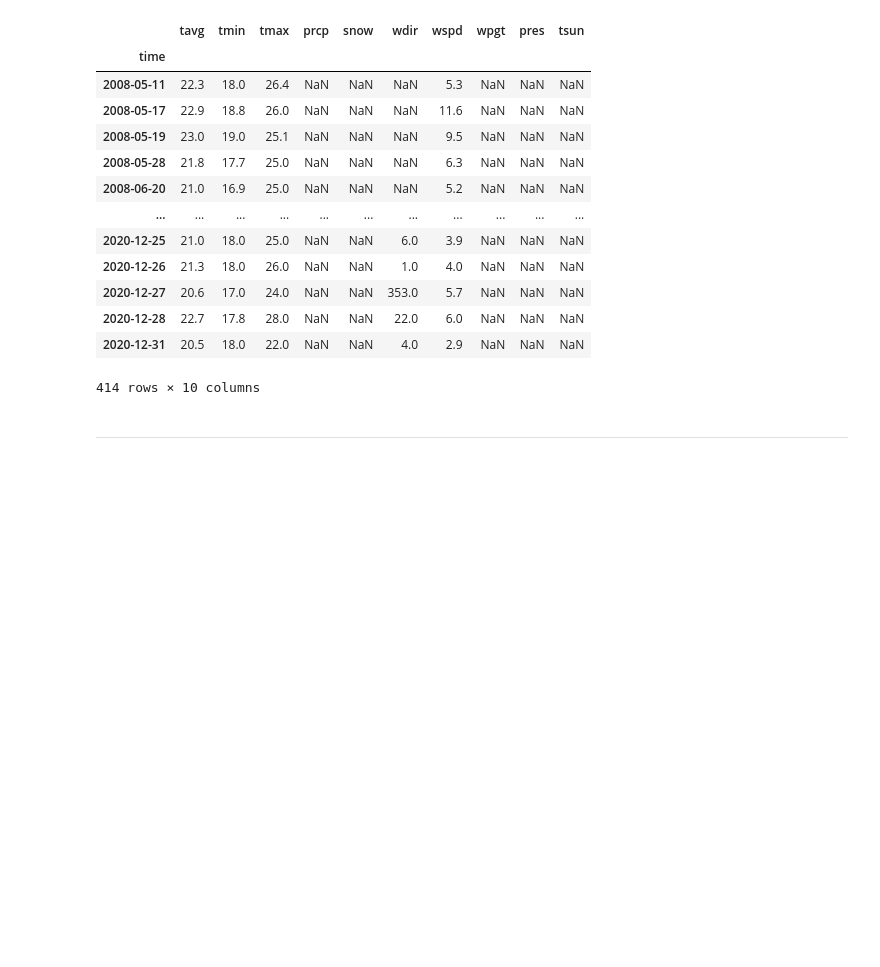
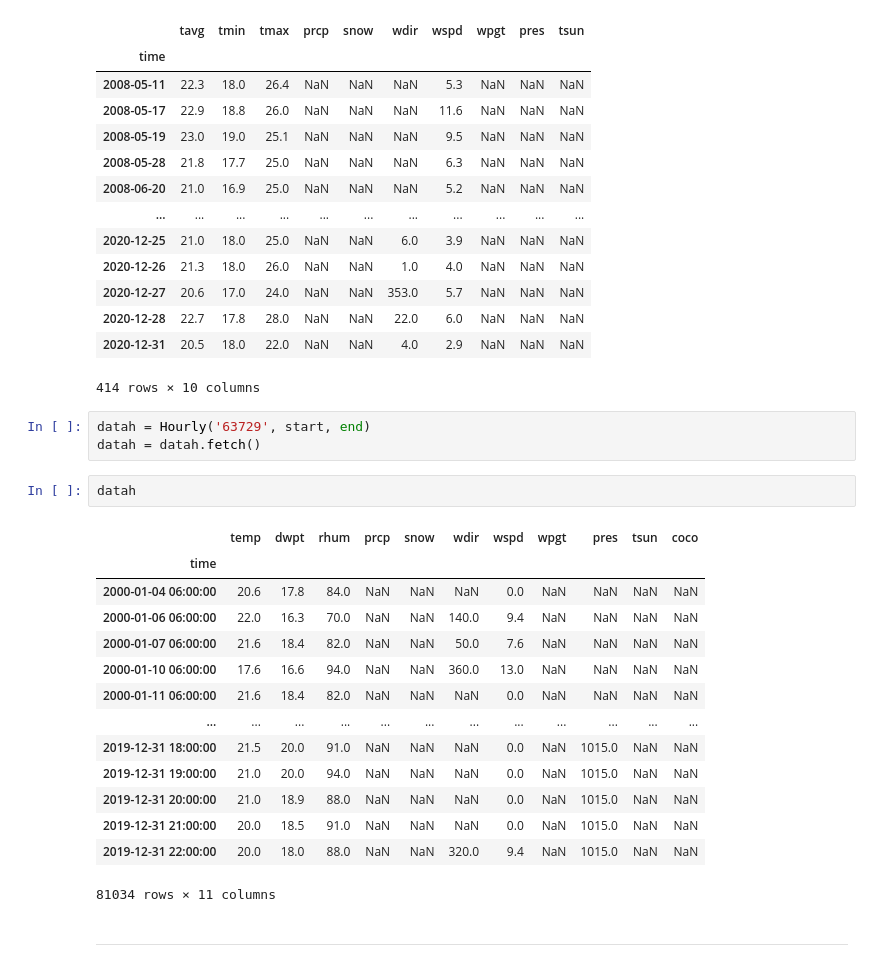
Before and after one commit to MARS-Group-HAW/esida-db, a Jupyter notebook: notebooks/Meteostat import.ipynb, the cells around one changed output. Drawn from its saved outputs; the diff is of its cells as text; blank space fills up the shorter version.

```diff
--- a/notebooks/Meteostat import.ipynb
+++ b/notebooks/Meteostat import.ipynb
@@ -106,6 +84,26 @@ data
 | 2020-12-28 | 22.7 | 17.8 | 28.0 | NaN | NaN | 22.0 | 6.0 | NaN | NaN | NaN |
 | 2020-12-31 | 20.5 | 18.0 | 22.0 | NaN | NaN | 4.0 | 2.9 | NaN | NaN | NaN |
 414 rows × 10 columns
+# %%
+datah = Hourly('63729', start, end)
+datah = datah.fetch()
+# %%
+datah
+# %% [output]
+|  | temp | dwpt | rhum | prcp | snow | wdir | wspd | wpgt | pres | tsun | coco |
+| time |  |  |  |  |  |  |  |  |  |  |  |
+| 2000-01-04 06:00:00 | 20.6 | 17.8 | 84.0 | NaN | NaN | NaN | 0.0 | NaN | NaN | NaN | NaN |
+| 2000-01-06 06:00:00 | 22.0 | 16.3 | 70.0 | NaN | NaN | 140.0 | 9.4 | NaN | NaN | NaN | NaN |
+| 2000-01-07 06:00:00 | 21.6 | 18.4 | 82.0 | NaN | NaN | 50.0 | 7.6 | NaN | NaN | NaN | NaN |
+| 2000-01-10 06:00:00 | 17.6 | 16.6 | 94.0 | NaN | NaN | 360.0 | 13.0 | NaN | NaN | NaN | NaN |
+| 2000-01-11 06:00:00 | 21.6 | 18.4 | 82.0 | NaN | NaN | NaN | 0.0 | NaN | NaN | NaN | NaN |
+| ... | ... | ... | ... | ... | ... | ... | ... | ... | ... | ... | ... |
+| 2019-12-31 18:00:00 | 21.5 | 20.0 | 91.0 | NaN | NaN | NaN | 0.0 | NaN | 1015.0 | NaN | NaN |
+| 2019-12-31 19:00:00 | 21.0 | 20.0 | 94.0 | NaN | NaN | NaN | 0.0 | NaN | 1015.0 | NaN | NaN |
+| 2019-12-31 20:00:00 | 21.0 | 18.9 | 88.0 | NaN | NaN | NaN | 0.0 | NaN | 1015.0 | NaN | NaN |
+| 2019-12-31 21:00:00 | 20.0 | 18.5 | 91.0 | NaN | NaN | NaN | 0.0 | NaN | 1015.0 | NaN | NaN |
+| 2019-12-31 22:00:00 | 20.0 | 18.0 | 88.0 | NaN | NaN | 320.0 | 9.4 | NaN | 1015.0 | NaN | NaN |
+81034 rows × 11 columns
 # %% [markdown]
 ---
 # %%
```
Also changed, not shown: parts of 3 cells of this notebook, 3 other files.
